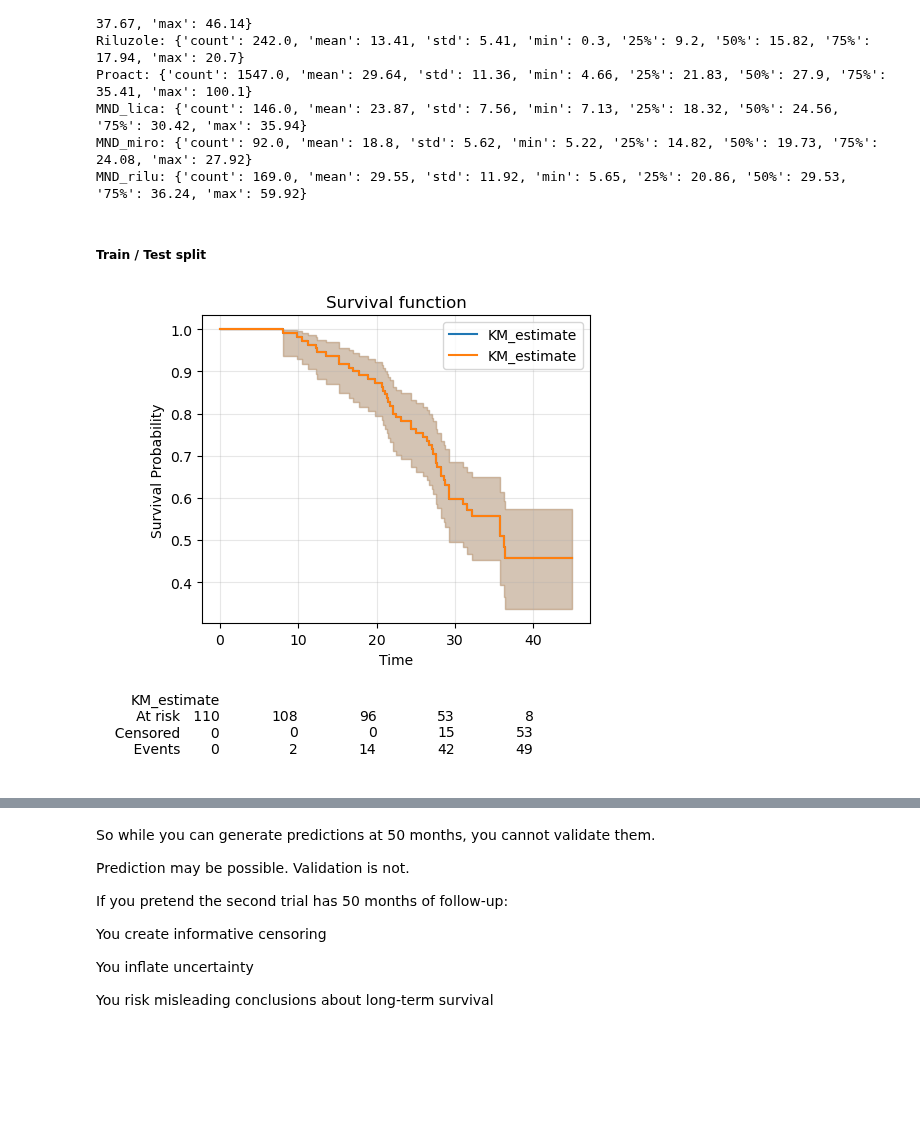
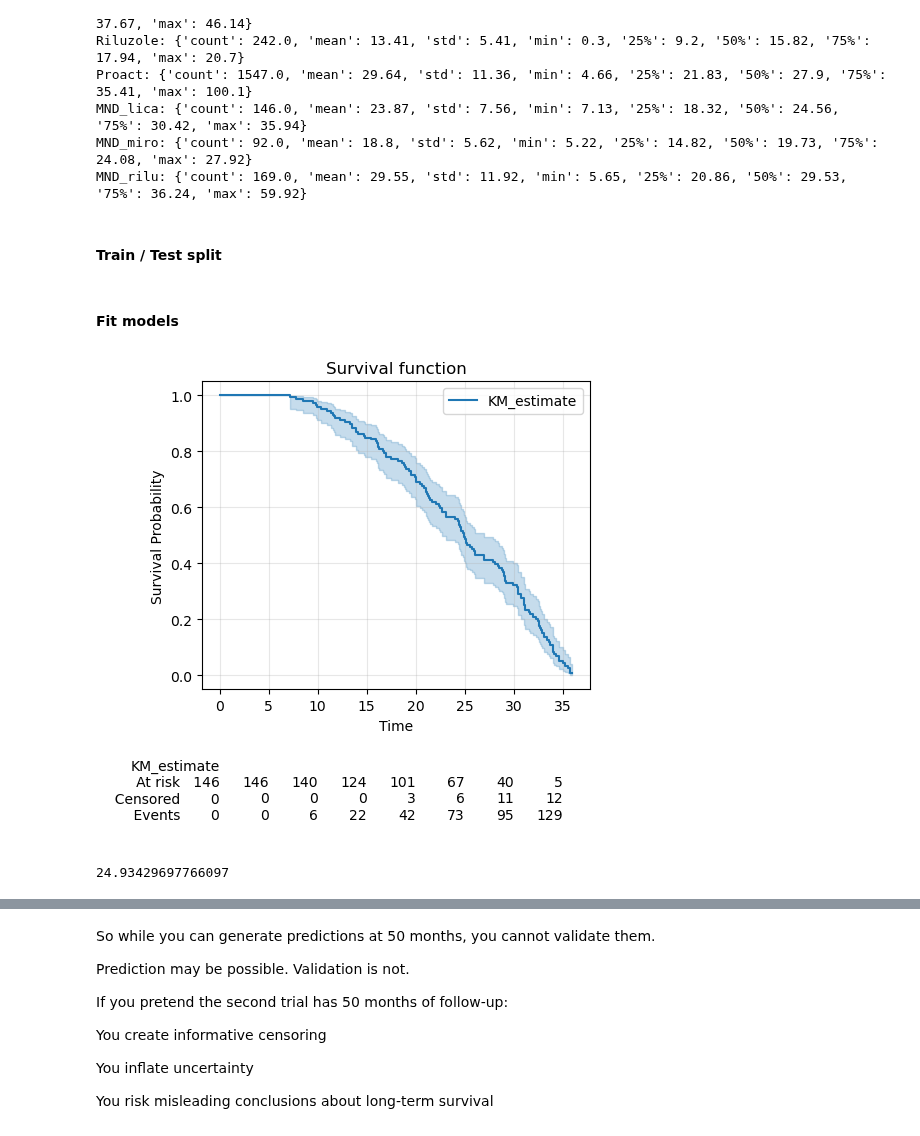
Before and after one commit to Uzoemeka/All_ALS_Data, a Jupyter notebook: 07.3_flexible_parametric_model_script_val_functionized_main_placebo_ext_trt_val.ipynb, the cells around one changed output, grey strips where cells are left out. Saved outputs shown, nothing was run; the diff lists cells and outputs as text; code cells hidden in the pictures; blank space fills up the shorter version.

```diff
--- a/07.3_flexible_parametric_model_script_val_functionized_main_placebo_ext_trt_val.ipynb
+++ b/07.3_flexible_parametric_model_script_val_functionized_main_placebo_ext_trt_val.ipynb
@@ -2131,7 +2151,7 @@ MND_lica: {'count': 146.0, 'mean': 23.87, 'std': 7.56, 'min': 7.13, '25%': 18.32
 MND_miro: {'count': 92.0, 'mean': 18.8, 'std': 5.62, 'min': 5.22, '25%': 14.82, '50%': 19.73, '75%': 24.08, 'max': 27.92}
 MND_rilu: {'count': 169.0, 'mean': 29.55, 'std': 11.92, 'min': 5.65, '25%': 20.86, '50%': 29.53, '75%': 36.24, 'max': 59.92}
 # %% [markdown]
-##### **Train / Test split**
+#### **Train / Test split**
 # %%
 # Separate features from survival info
 
@@ -2158,23 +2178,29 @@ MND_rilu: {'count': 169.0, 'mean': 29.55, 'std': 11.92, 'min': 5.65, '25%': 20.8
 # print(pla_test_df.shape)
 # %%
 # ril_3010_pla.head(3)
+# %% [markdown]
+#### Fit models
 # %%
-dat_set = miro0_pla.copy()
+dat_set = MND_lica.copy()
 
 fig, ax = plt.subplots(figsize=(5, 4))
 
 kmf = KaplanMeierFitter()
 kmf.fit(dat_set['Disease_Duration'], dat_set['Event'])
-kmf.plot_survival_function()
+# kmf.plot_survival_function()
 kmf.plot_survival_function(ax=ax, ci_show=True)
 
 ax.set_title("Survival function")
 ax.set_xlabel("Time")
 ax.set_ylabel("Survival Probability")
+ax.set_ylim(-0.05,1.05)
 ax.grid(True, alpha=0.3)
 
 add_at_risk_counts(kmf, ax=ax)
 
 plt.show()
+
+print(kmf.median_survival_time_)
 # %% [output]
-[figure, old version]
+[figure, new version]
+24.93429697766097
```
Also changed, not shown: parts of 28 cells of this notebook, 21 other files.
